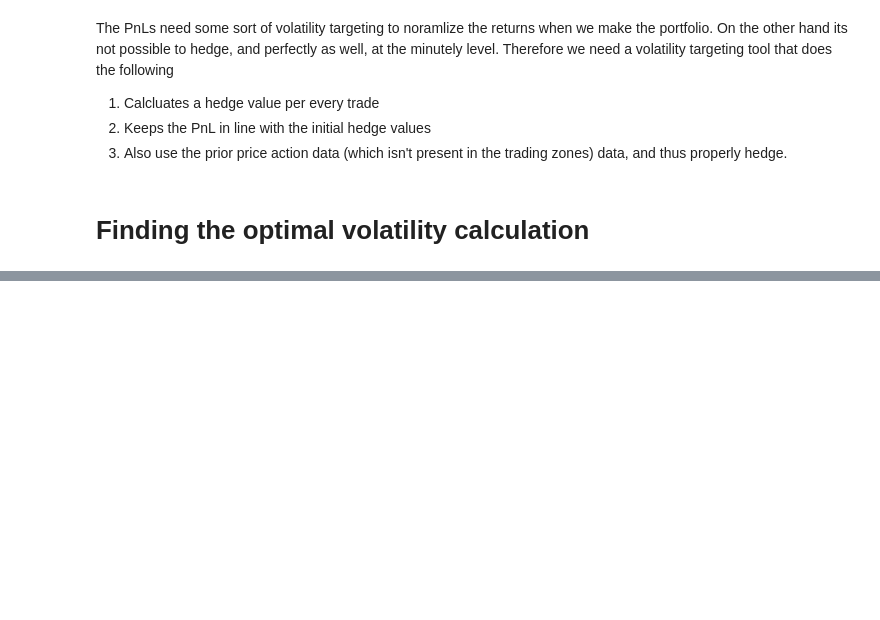
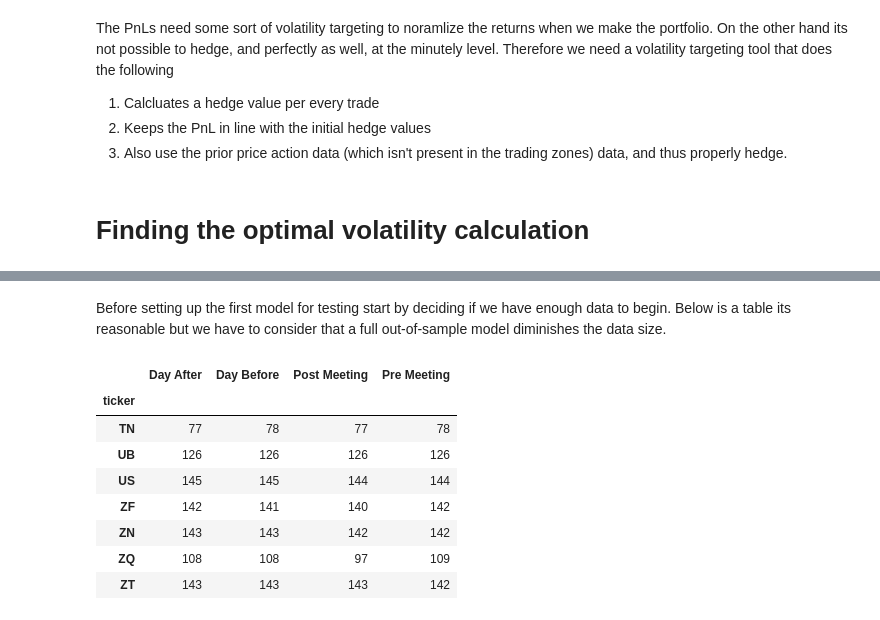
Before and after one commit to diegodalvarez/FOMCDrift, a Jupyter notebook: notebook/2GeneralBacktest.ipynb, the cells around one changed output, grey strips where cells are left out. Cells and saved outputs as stored; diff of their text form; code cells hidden in the pictures; blank space fills up the shorter version.

```diff
--- a/notebook/2GeneralBacktest.ipynb
+++ b/notebook/2GeneralBacktest.ipynb
@@ -182,0 +159,21 @@ df_params = pd.concat(df_param_list)
+# %% [markdown]
+Before setting up the first model for testing start by deciding if we have enough data to begin. Below is a table its reasonable but we have to consider that a full out-of-sample model diminishes the data size.
+# %%
+(df_vol_panel
+    [["ticker", "name", "lag_contract"]]
+    .groupby(["ticker", "name"])
+    .agg("count")
+    .reset_index()
+    .rename(columns = {"name": ""})
+    .pivot(index = "ticker", columns = "", values = "lag_contract")
+    .rename(columns = replacer))
+# %% [output]
+|  | Day After | Day Before | Post Meeting | Pre Meeting |
+| ticker |  |  |  |  |
+| TN | 77 | 78 | 77 | 78 |
+| UB | 126 | 126 | 126 | 126 |
+| US | 145 | 145 | 144 | 144 |
+| ZF | 142 | 141 | 140 | 142 |
+| ZN | 143 | 143 | 142 | 142 |
+| ZQ | 108 | 108 | 97 | 109 |
+| ZT | 143 | 143 | 143 | 142 |
```
Also changed, not shown: parts of 29 cells of this notebook, 1 other file.
